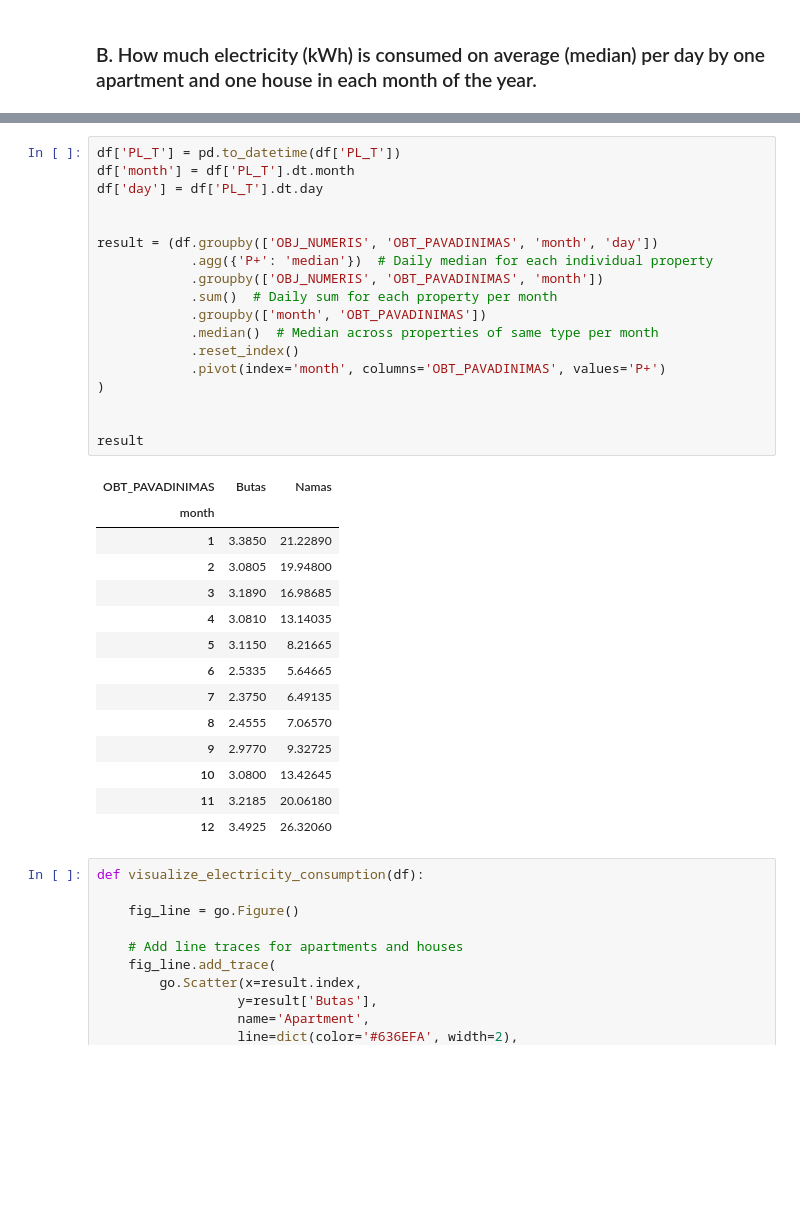
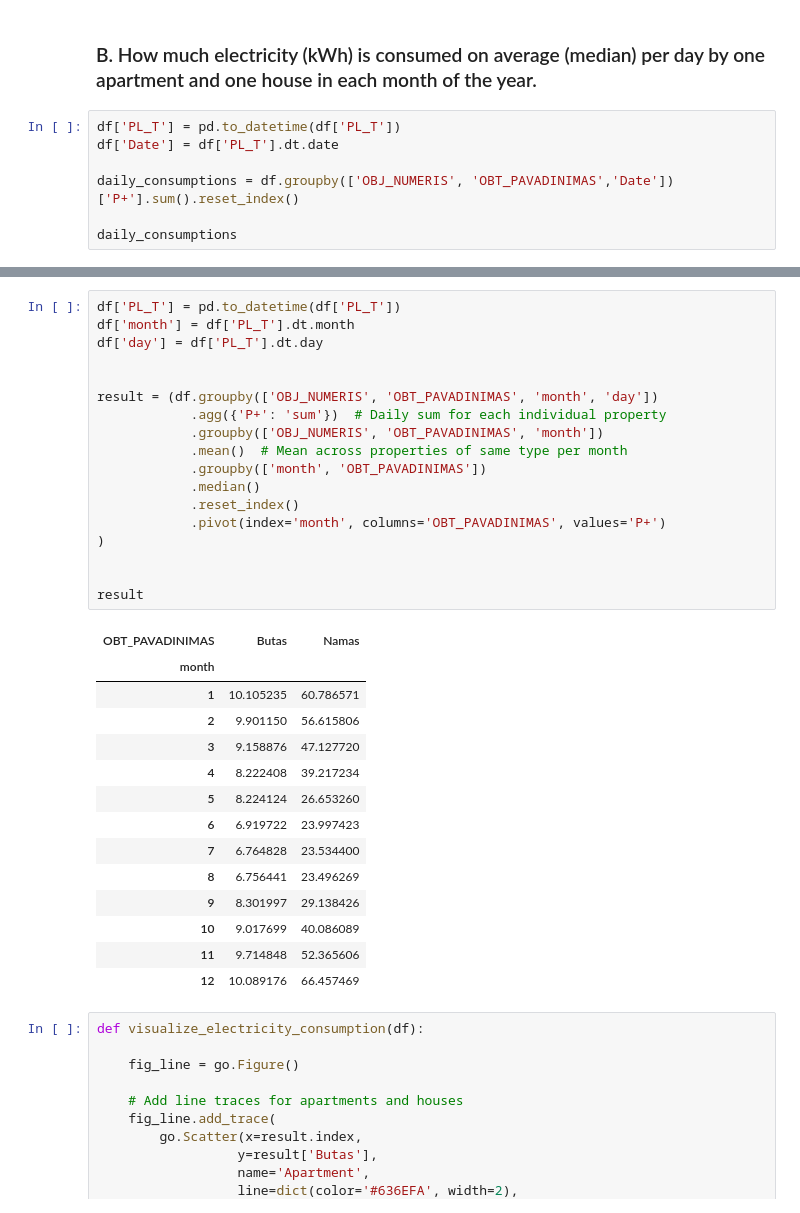
Before and after one commit to baublyte/electricity-consumption, a Jupyter notebook: electricity_consumption_price.ipynb, the cells around one changed output, grey strips where cells are left out. Saved outputs shown, nothing was run; the diff lists cells and outputs as text; blank space fills up the shorter version.

```diff
--- a/electricity_consumption_price.ipynb
+++ b/electricity_consumption_price.ipynb
@@ -32,3 +32,10 @@ print(f"Total electricity consumption for apartment 771822 over 2 years: {total_
 Total electricity consumption for apartment 771822 over 2 years: 3046.78 kWh
 # %% [markdown]
 ### B. How much electricity (kWh) is consumed on average (median) per day by one apartment and one house in each month of the year.
+# %%
+df['PL_T'] = pd.to_datetime(df['PL_T'])
+df['Date'] = df['PL_T'].dt.date
+
+daily_consumptions = df.groupby(['OBJ_NUMERIS', 'OBT_PAVADINIMAS','Date'])['P+'].sum().reset_index()
+
+daily_consumptions
@@ -35,36 +56,36 @@ Total electricity consumption for apartment 771822 over 2 years: 3046.78 kWh
 # %%
 df['PL_T'] = pd.to_datetime(df['PL_T'])
 df['month'] = df['PL_T'].dt.month
 df['day'] = df['PL_T'].dt.day
 
 
 result = (df.groupby(['OBJ_NUMERIS', 'OBT_PAVADINIMAS', 'month', 'day'])
-            .agg({'P+': 'median'})  # Daily median for each individual property
+            .agg({'P+': 'sum'})  # Daily sum for each individual property
             .groupby(['OBJ_NUMERIS', 'OBT_PAVADINIMAS', 'month'])
-            .sum()  # Daily sum for each property per month
+            .mean()  # Mean across properties of same type per month
             .groupby(['month', 'OBT_PAVADINIMAS'])
-            .median()  # Median across properties of same type per month
+            .median()
             .reset_index()
             .pivot(index='month', columns='OBT_PAVADINIMAS', values='P+')
 )
 
 
 result
 # %% [output]
 | OBT_PAVADINIMAS | Butas | Namas |
 | month |  |  |
-| 1 | 3.3850 | 21.22890 |
-| 2 | 3.0805 | 19.94800 |
-| 3 | 3.1890 | 16.98685 |
-| 4 | 3.0810 | 13.14035 |
-| 5 | 3.1150 | 8.21665 |
-| 6 | 2.5335 | 5.64665 |
-| 7 | 2.3750 | 6.49135 |
-| 8 | 2.4555 | 7.06570 |
-| 9 | 2.9770 | 9.32725 |
-| 10 | 3.0800 | 13.42645 |
-| 11 | 3.2185 | 20.06180 |
-| 12 | 3.4925 | 26.32060 |
+| 1 | 10.105235 | 60.786571 |
+| 2 | 9.901150 | 56.615806 |
+| 3 | 9.158876 | 47.127720 |
+| 4 | 8.222408 | 39.217234 |
+| 5 | 8.224124 | 26.653260 |
+| 6 | 6.919722 | 23.997423 |
+| 7 | 6.764828 | 23.534400 |
+| 8 | 6.756441 | 23.496269 |
+| 9 | 8.301997 | 29.138426 |
+| 10 | 9.017699 | 40.086089 |
+| 11 | 9.714848 | 52.365606 |
+| 12 | 10.089176 | 66.457469 |
 # %%
 def visualize_electricity_consumption(df):
 
```
Also changed, not shown: parts of 1 cell of this notebook.
